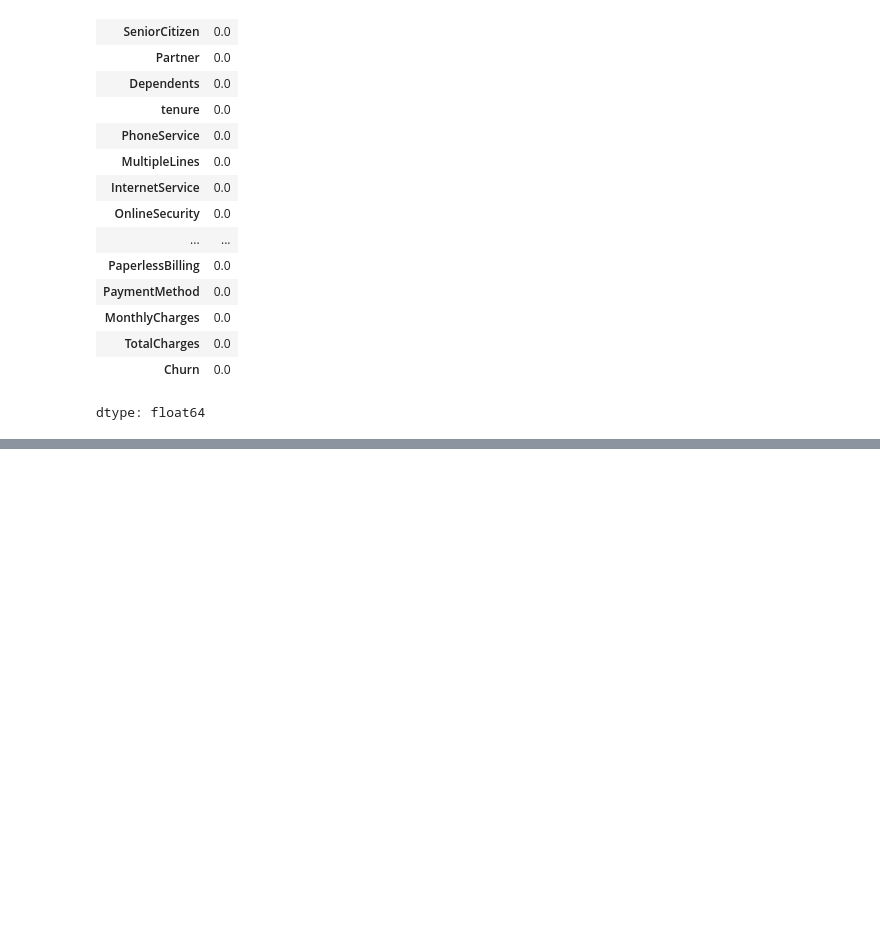
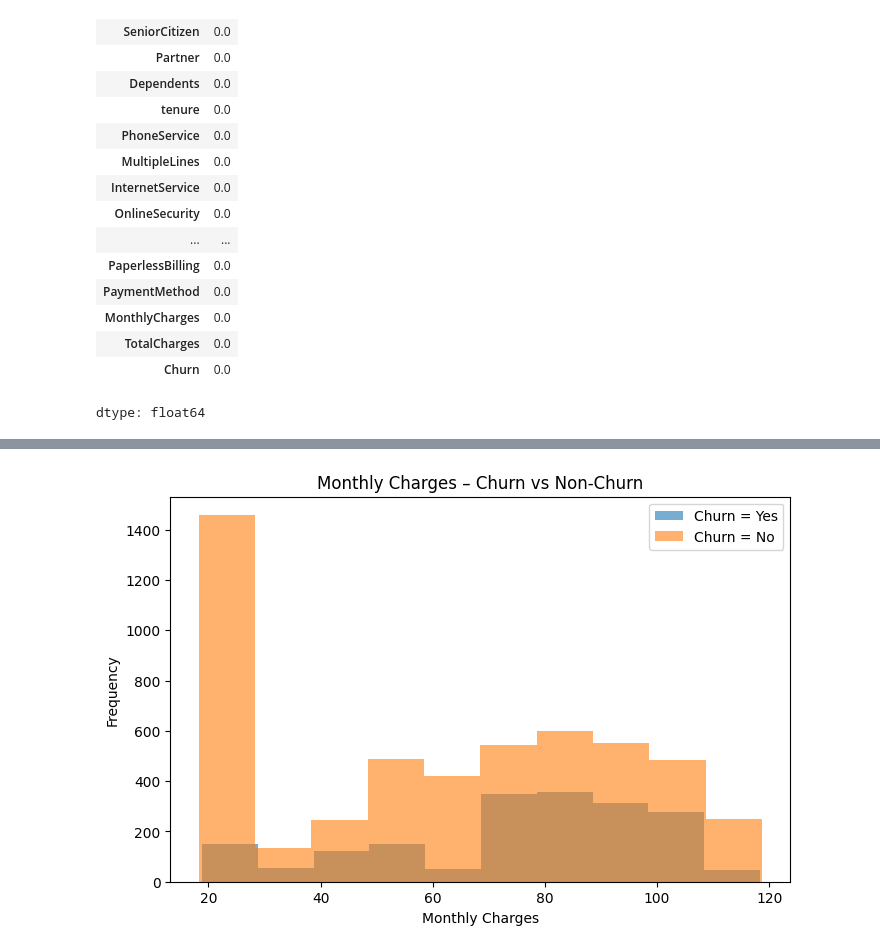
Before and after one commit to YasiruMethmal123/Telco-Customer-Churn, a Jupyter notebook: Churn_Prediction.ipynb, the cells around one changed output, grey strips where cells are left out. Cells and saved outputs as stored; diff of their text form; code cells hidden in the pictures; blank space fills up the shorter version.

```diff
--- a/Churn_Prediction.ipynb
+++ b/Churn_Prediction.ipynb
@@ -149,0 +168,10 @@ dtype: int64
+# %%
+plt.figure(figsize=(8,5))
+df[df['Churn']=="Yes"]['MonthlyCharges'].plot(kind='hist', alpha=0.6, label="Churn = Yes")
+df[df['Churn']=="No"]['MonthlyCharges'].plot(kind='hist', alpha=0.6, label="Churn = No")
+plt.legend()
+plt.title("Monthly Charges – Churn vs Non-Churn")
+plt.xlabel("Monthly Charges")
+plt.show()
+# %% [output]
+[figure, added]
```
Also changed, not shown: parts of 27 cells of this notebook.
